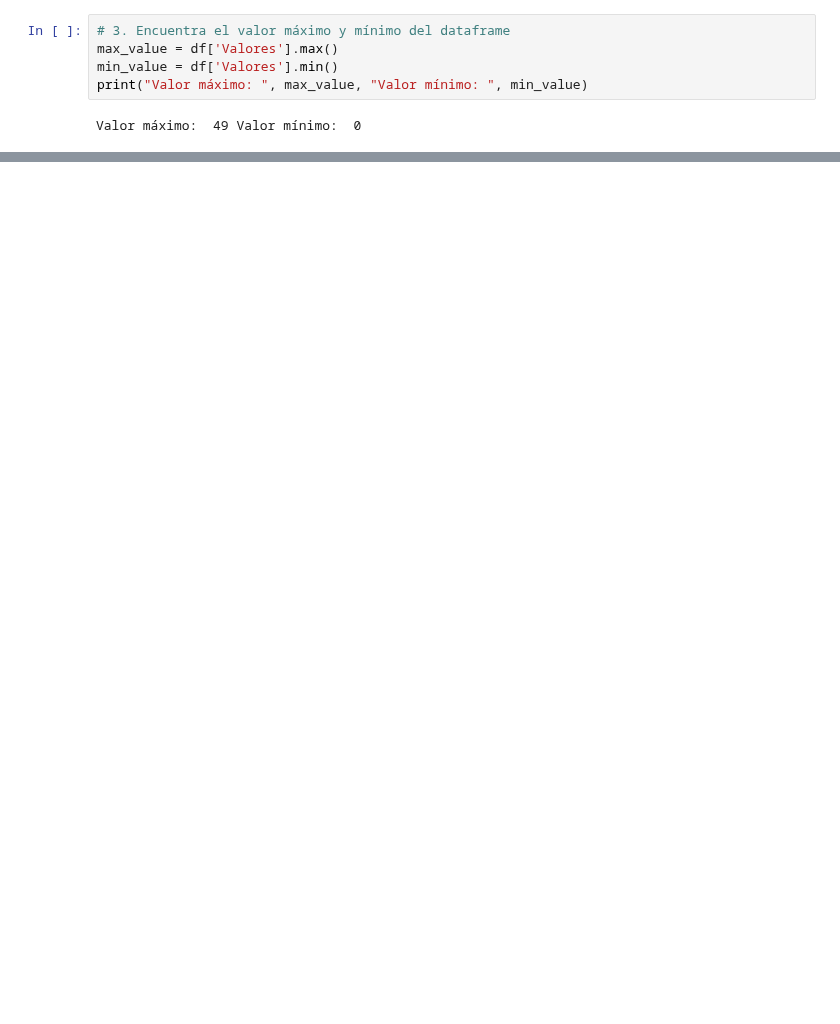
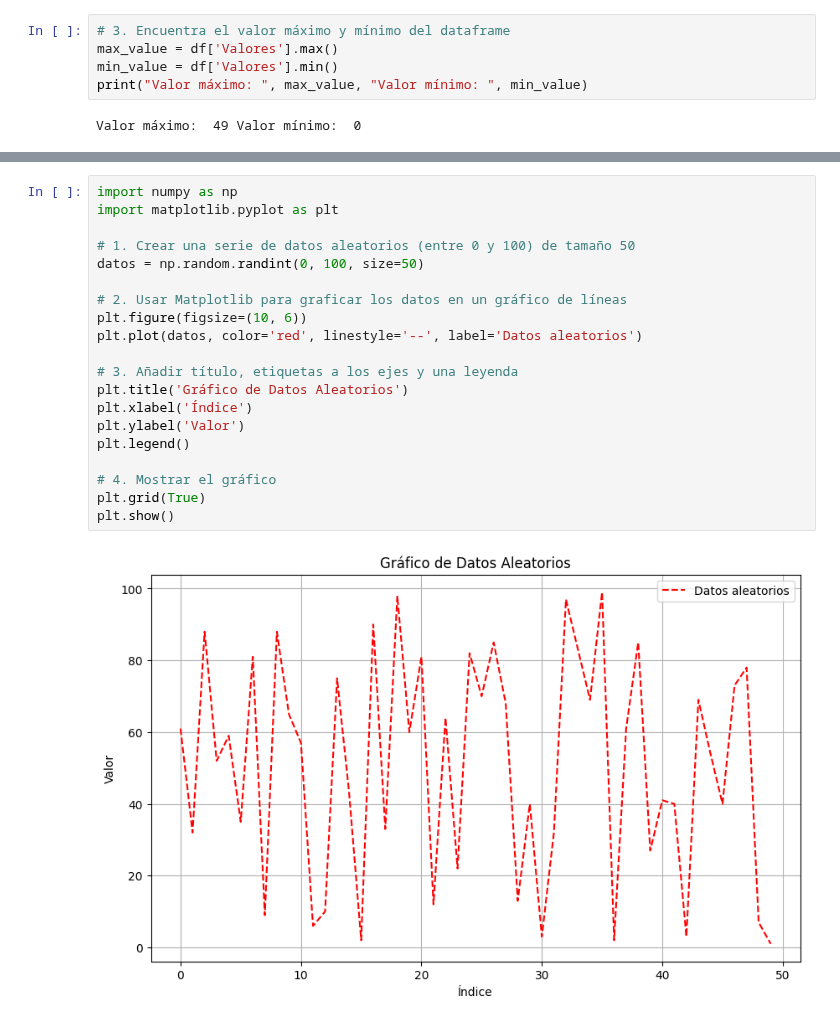
Before and after one commit to AminadabC/MIAAD, a Jupyter notebook: Matematicas/Actividad_estadistica.ipynb, the cells around one changed output, grey strips where cells are left out. Saved outputs shown, nothing was run; the diff lists cells and outputs as text; blank space fills up the shorter version.

```diff
--- a/Matematicas/Actividad_estadistica.ipynb
+++ b/Matematicas/Actividad_estadistica.ipynb
@@ -139,0 +192,22 @@ Valor máximo:  49 Valor mínimo:  0
+# %%
+import numpy as np
+import matplotlib.pyplot as plt
+
+# 1. Crear una serie de datos aleatorios (entre 0 y 100) de tamaño 50
+datos = np.random.randint(0, 100, size=50)
+
+# 2. Usar Matplotlib para graficar los datos en un gráfico de líneas
+plt.figure(figsize=(10, 6))
+plt.plot(datos, color='red', linestyle='--', label='Datos aleatorios')
+
+# 3. Añadir título, etiquetas a los ejes y una leyenda
+plt.title('Gráfico de Datos Aleatorios')
+plt.xlabel('Índice')
+plt.ylabel('Valor')
+plt.legend()
+
+# 4. Mostrar el gráfico
+plt.grid(True)
+plt.show()
+# %% [output]
+[figure, added]
```
Also changed, not shown: parts of 24 cells of this notebook.
